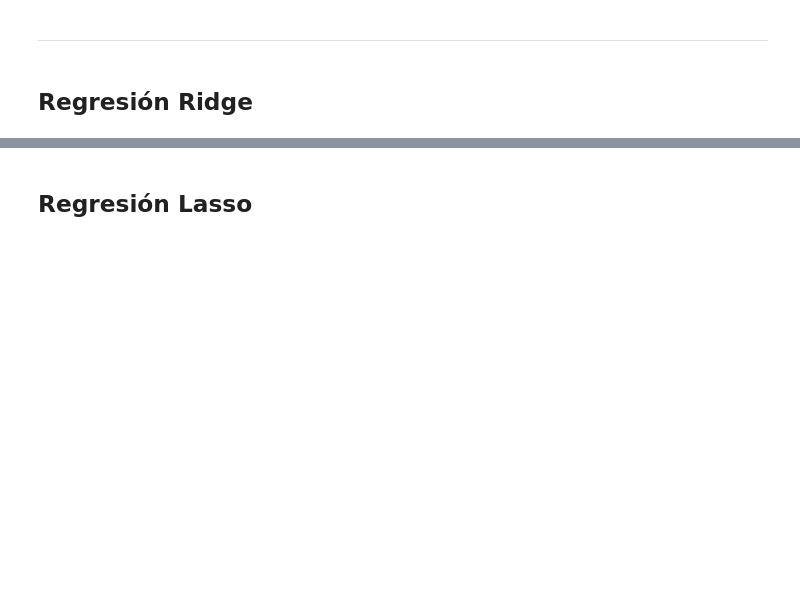
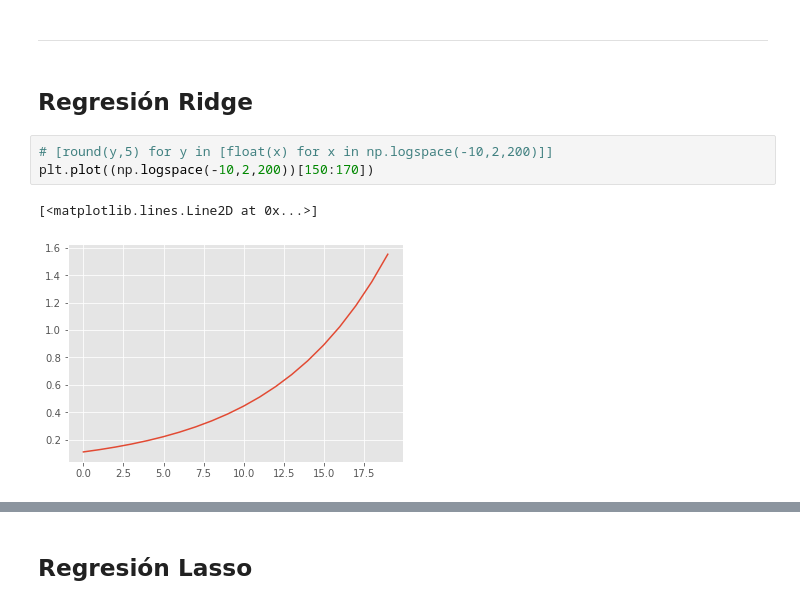
Before and after one commit to Juanlandolfi/Data-Science-Digital-House, a Jupyter notebook: Entrega_2/Grupo7_TP02_final.ipynb, the cells around one changed output, grey strips where cells are left out. Saved outputs shown, nothing was run; the diff lists cells and outputs as text; blank space fills up the shorter version.

```diff
--- a/Entrega_2/Grupo7_TP02_final.ipynb
+++ b/Entrega_2/Grupo7_TP02_final.ipynb
@@ -287,6 +274,12 @@ X_train, X_test, y_train, y_test = train_test_split(X,y.values.reshape(-1,1),tra
 -------------
 # %% [markdown]
 ## Regresión Ridge
+# %%
+# [round(y,5) for y in [float(x) for x in np.logspace(-10,2,200)]]
+plt.plot((np.logspace(-10,2,200))[150:170])
+# %% [output]
+[<matplotlib.lines.Line2D at 0x...>]
+[figure, added]
 # %%
 model_ridge_cv = RidgeCV( alphas = np.logspace(-10, 2, 200), fit_intercept = True, normalize = True, cv=10)
 model_ridge_cv = model_ridge_cv.fit(X_train, y_train)
```
Also changed, not shown: parts of 33 cells of this notebook, 1 other file.
